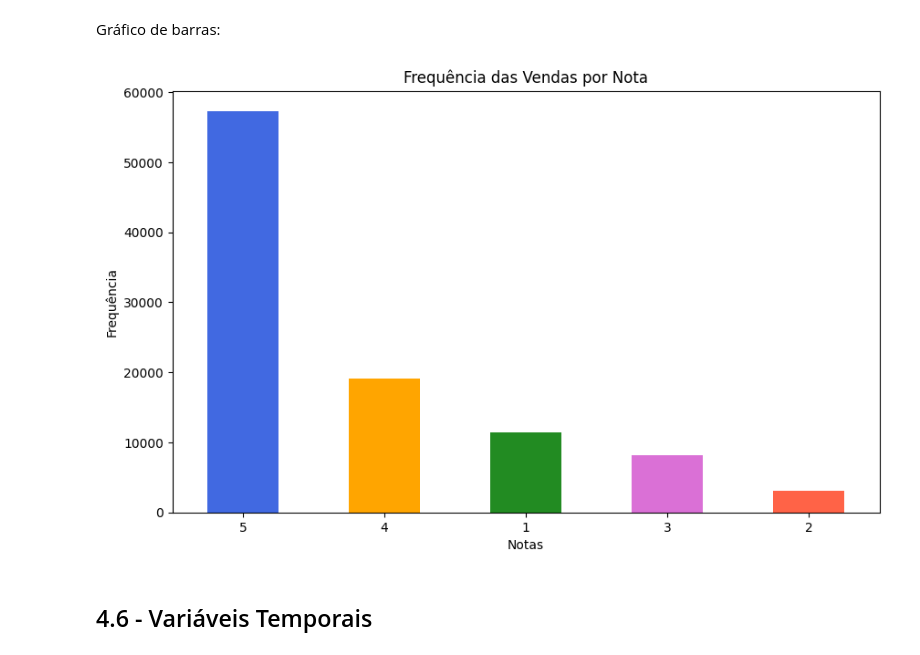
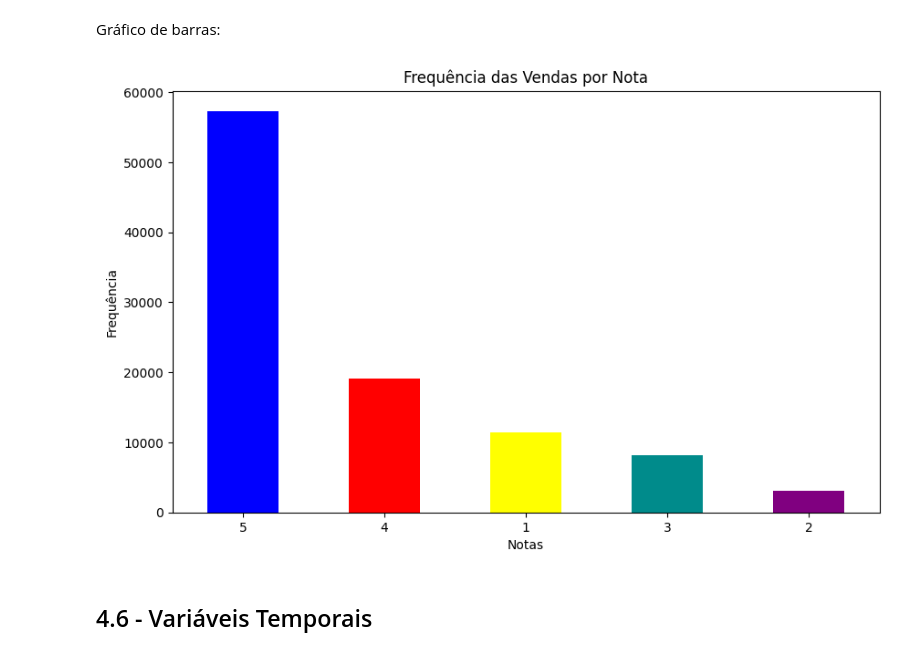
Before and after one commit to DouglasMiyagui/E-Commerce-KDD, a Jupyter notebook: notebooks/2-AnáliseDescritiva.ipynb, the cells around one changed output. Saved outputs shown, nothing was run; the diff lists cells and outputs as text; code cells hidden in the pictures.

```diff
--- a/notebooks/2-AnáliseDescritiva.ipynb
+++ b/notebooks/2-AnáliseDescritiva.ipynb
@@ -1946,17 +1962,17 @@ resultado.head()
 # %% [markdown]
 Gráfico de barras:
 # %%
-cores = ['royalblue', 'orange', 'forestgreen', 'orchid', 'tomato', 'purple', 'brown', 'slateblue', 'gray', 'olive', 'navy', 'teal']
+cores = ['blue', 'red', 'yellow', 'darkcyan', 'purple']
 
 plt.figure(figsize=(10, 6))
 freq_absoluta.plot(kind='bar', color=cores)
 plt.title('Frequência das Vendas por Nota')
 plt.xlabel('Notas')
 plt.ylabel('Frequência')
 plt.xticks(rotation=0)
 plt.show()
 # %% [output]
-[figure, old version]
+[figure, new version]
 # %% [markdown]
 ## 4.6 - Variáveis Temporais
 # %% [markdown]
```
Also changed, not shown: parts of 42 cells of this notebook, 2 other files.
